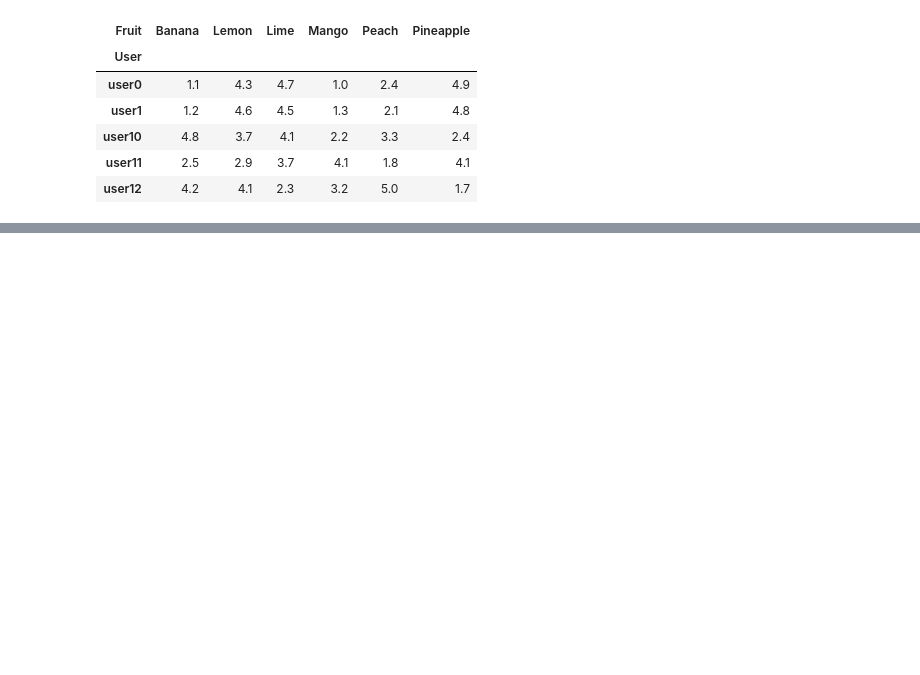
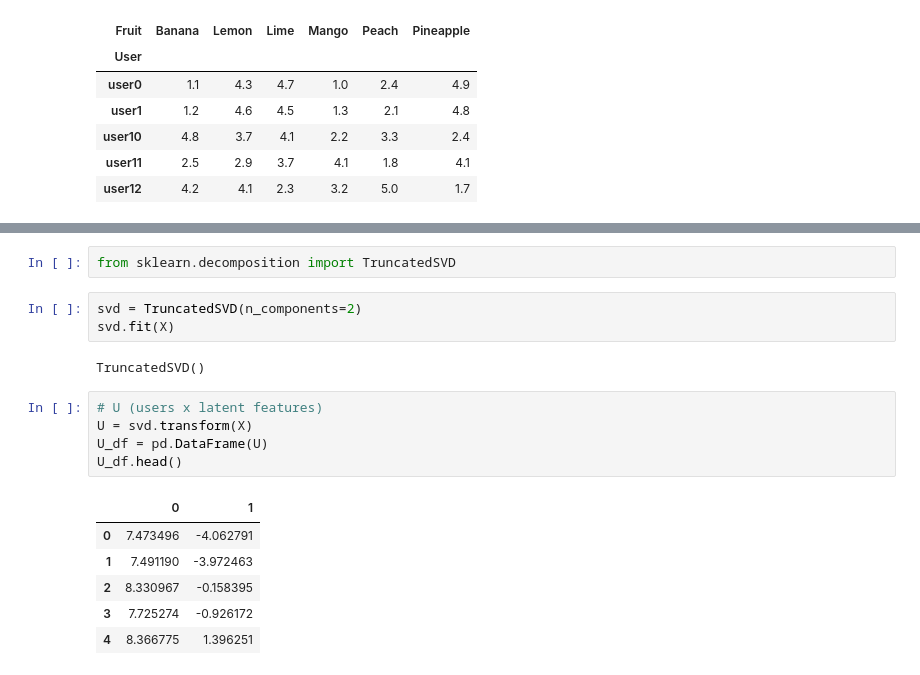
Before and after one commit to Camiloesp/PythonDataScience_UnsupervisedML, a Jupyter notebook: 5_Recommenders.ipynb, the cells around one changed output, grey strips where cells are left out. Saved outputs shown, nothing was run; the diff lists cells and outputs as text; blank space fills up the shorter version.

```diff
--- a/5_Recommenders.ipynb
+++ b/5_Recommenders.ipynb
@@ -242,0 +251,19 @@ X.head()
+# %%
+from sklearn.decomposition import TruncatedSVD
+# %%
+svd = TruncatedSVD(n_components=2)
+svd.fit(X)
+# %% [output]
+TruncatedSVD()
+# %%
+# U (users x latent features)
+U = svd.transform(X)
+U_df = pd.DataFrame(U)
+U_df.head()
+# %% [output]
+|  | 0 | 1 |
+| 0 | 7.473496 | -4.062791 |
+| 1 | 7.491190 | -3.972463 |
+| 2 | 8.330967 | -0.158395 |
+| 3 | 7.725274 | -0.926172 |
+| 4 | 8.366775 | 1.396251 |
```
Also changed, not shown: parts of 7 cells of this notebook, 2 other files.
